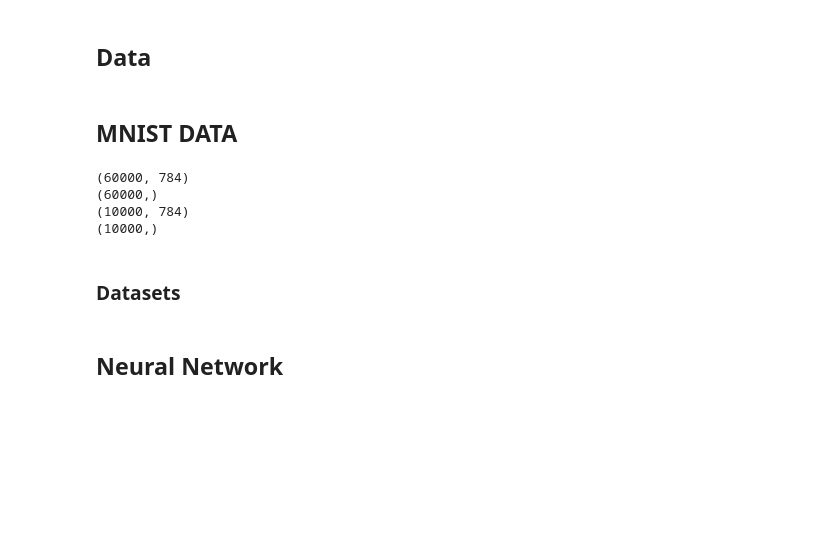
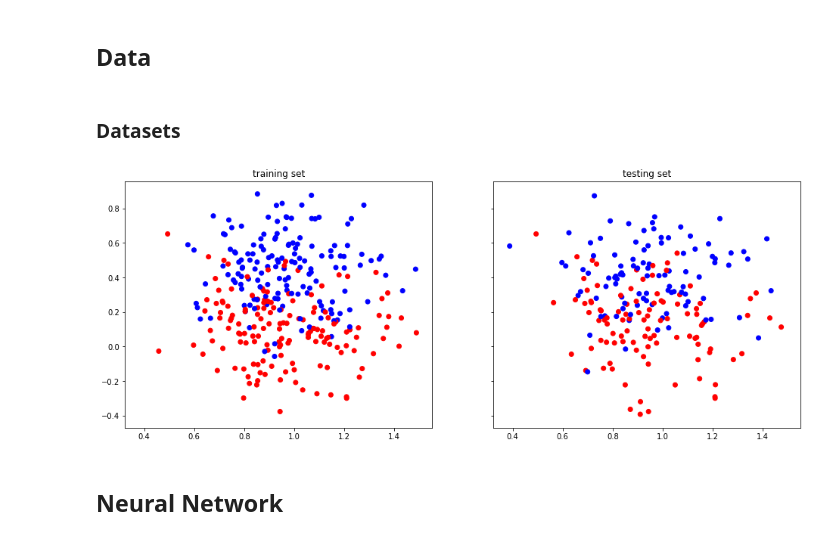
Before and after one commit to falreis/backpropagation, a Jupyter notebook: NeuralNetwork.ipynb, the cells around one changed output. Drawn from its saved outputs; the diff is of its cells as text; code cells hidden in the pictures; blank space fills up the shorter version.

Commit message:
Make_Blobs base

```diff
--- a/NeuralNetwork.ipynb
+++ b/NeuralNetwork.ipynb
@@ -67,69 +118,15 @@
-# %% [markdown]
-## MNIST DATA
-# %%
-#### Imports ####
-import sys
-import numpy as np
-import matplotlib.pyplot as plt
-import tensorflow as tf
-from matplotlib.colors import ListedColormap
-from sklearn.datasets import make_blobs
-
-# #### Data Parameters ####
-n_features = 784  # n_input_nodes
-n_classes = 10 # n_output_nodes
-
-colors_list = ['red', 'cyan', 'magenta', 'green', 'black', 'blue']
-colors = ListedColormap(colors_list)
-
-##  Loading Data  ##
-mnist = tf.keras.datasets.mnist
-(x_train, y_train_raw), (x_test, y_test_raw) = mnist.load_data()
-
-# Flattening for mlp
-x_train = x_train.reshape(x_train.shape[0], 784)
-x_test = x_test.reshape(x_test.shape[0], 784)
-
-print(x_train.shape) #--> (60000, 28, 28)
-print(y_train_raw.shape) #--> (60000,)
-print(x_test.shape) #--> (10000, 28, 28)
-print(y_test_raw.shape) #--> (10000,)
-
-##  Normalizing Data  ##
-normal_val = 255
-
-x_train = np.divide(x_train, normal_val)
-x_test = np.divide(x_test, normal_val)
-
-##  Splitting Data into Validation and Train Sets  ##
-percent_train = 0.80
-
-train_samples = int(percent_train * len(x_train))
-val_x = x_train[train_samples:]
-x_train = x_train[:train_samples]
-
-target_samples = int(percent_train * len(y_train_raw))
-val_y = y_train_raw[target_samples:]
-y_train_raw = y_train_raw[:target_samples]
-
-## One Hot Encoding Y_train for training ##
-y_train = np.zeros((y_train_raw.shape[0], n_classes))
-y_train[np.arange(y_train_raw.size), y_train_raw] = 1
-# %% [output]
-(60000, 784)
-(60000,)
-(10000, 784)
-(10000,)
 # %% [markdown]
 ### Datasets
 # %%
-# fig, (ax1, ax2) = plt.subplots(1, 2, sharey = True, sharex = True, figsize=(16, 6))
+fig, (ax1, ax2) = plt.subplots(1, 2, sharey = True, sharex = True, figsize=(16, 6))
 
-# _ = ax1.scatter(x_train[:, 0], x_train[:, 1], c = y_train_raw, cmap = colors)
-# _ = ax1.set_title('training set')
+_ = ax1.scatter(x_train[:, 0], x_train[:, 1], c = y_train_raw, cmap = colors)
+_ = ax1.set_title('training set')
 
-# _ = ax2.scatter(x_test[:, 0], x_test[:, 1], c = y_test_raw, cmap = colors)
-# _ = ax2.set_title('testing set')
+_ = ax2.scatter(x_test[:, 0], x_test[:, 1], c = y_test_raw, cmap = colors)
+_ = ax2.set_title('testing set')
+# %% [output]
+[figure, added]
 # %% [markdown]
 ## Neural Network
 # %%
```
Also changed, not shown: parts of 7 cells of this notebook.
